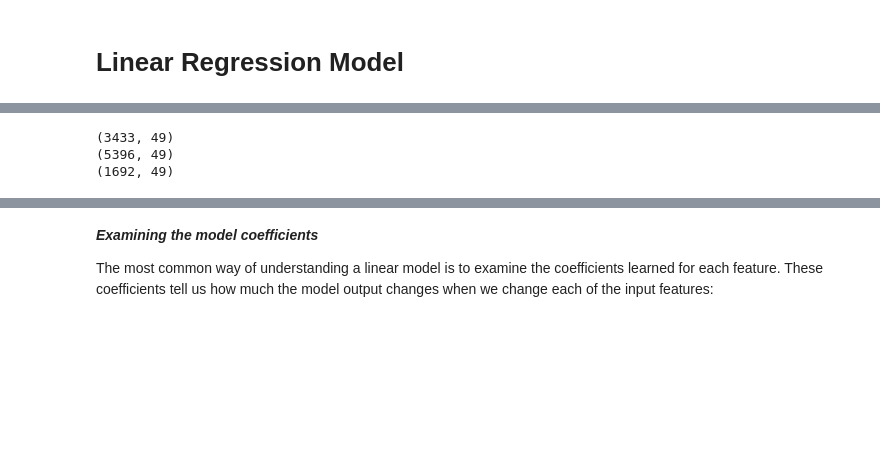
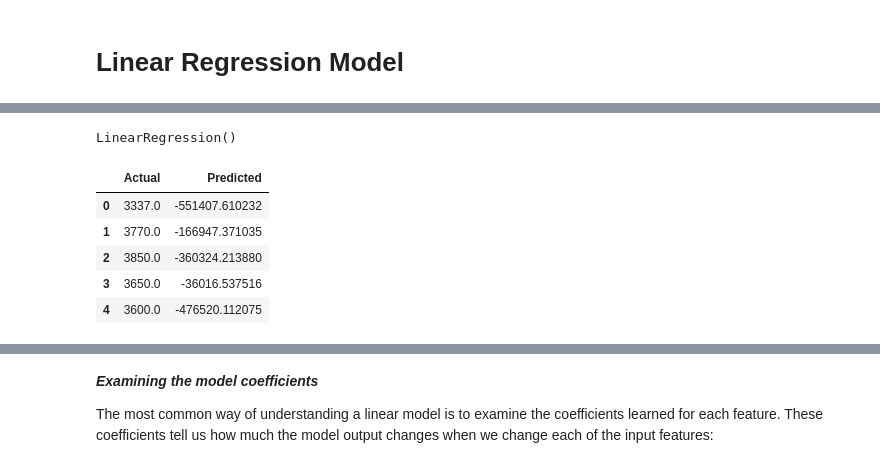
Before and after one commit to lovedatascience1/AcademyPublic, a Jupyter notebook: Boats.ipynb, the cells around one changed output, grey strips where cells are left out. Cells and saved outputs as stored; diff of their text form; code cells hidden in the pictures; blank space fills up the shorter version.

```diff
--- a/Boats.ipynb
+++ b/Boats.ipynb
@@ -2176,11 +2146,3 @@ X_features.remove('total_HP')
 X_features.remove('total_kW')
 
 Y_feature = 'Price_CHF'
-# %%
-print(train.shape)
-print(test.shape)
-print(validation.shape)
-# %% [output]
-(3433, 49)
-(5396, 49)
-(1692, 49)
@@ -2186,0 +2156,16 @@ print(validation.shape)
+# %%
+model = sklearn.linear_model.LinearRegression()
+model.fit(X_train, Y_train)
+# %% [output]
+LinearRegression()
+# %%
+y_pred = model.predict(X_test)
+act_pred = pd.DataFrame({'Actual': Y_test, 'Predicted': y_pred})
+act_pred.head()
+# %% [output]
+|  | Actual | Predicted |
+| 0 | 3337.0 | -551407.610232 |
+| 1 | 3770.0 | -166947.371035 |
+| 2 | 3850.0 | -360324.213880 |
+| 3 | 3650.0 | -36016.537516 |
+| 4 | 3600.0 | -476520.112075 |
```
Also changed, not shown: parts of 38 cells of this notebook.
